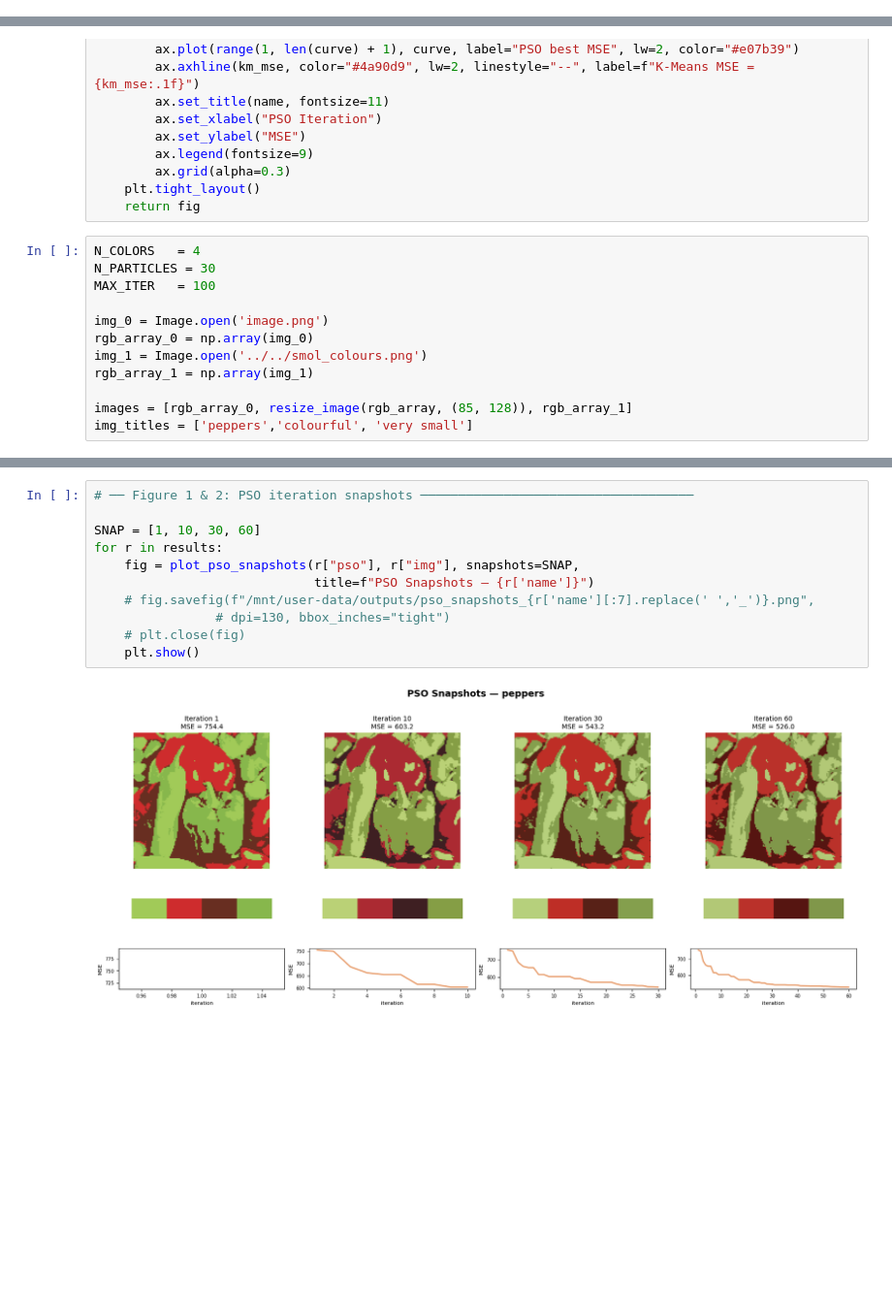
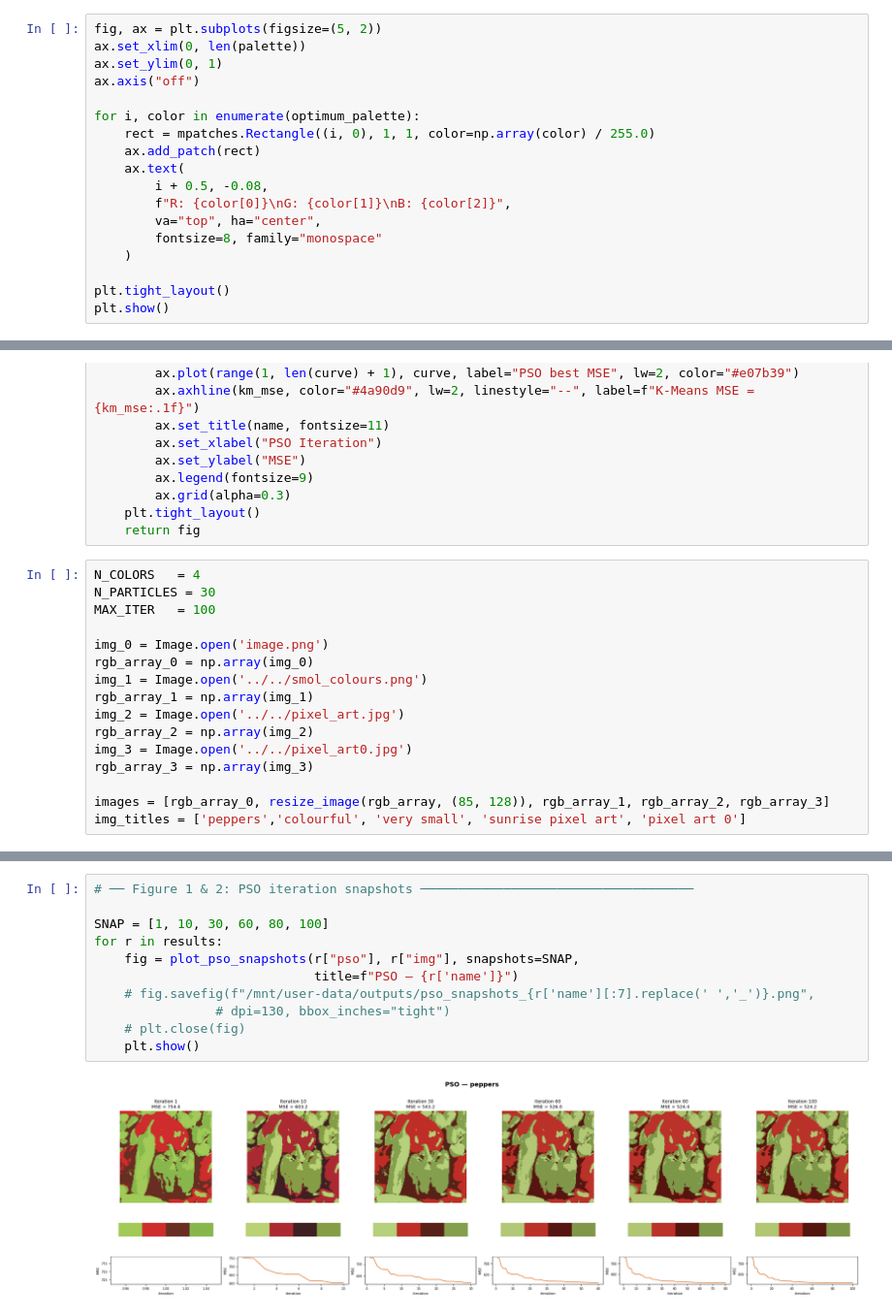
Before and after one commit to DavidMagaram/NaCo, a Jupyter notebook: Assignment3/si-exercises/exercise_pso/3_1.ipynb, the cells around one changed output, grey strips where cells are left out. Shown at 97% size. Drawn from its saved outputs; the diff is of its cells as text; blank space fills up the shorter version.

```diff
--- a/Assignment3/si-exercises/exercise_pso/3_1.ipynb
+++ b/Assignment3/si-exercises/exercise_pso/3_1.ipynb
@@ -56,3 +125,21 @@ print(optimum_palette)
  [ 13 169 188]
  [238  58 127]]
 [figure]
+# %%
+fig, ax = plt.subplots(figsize=(5, 2))
+ax.set_xlim(0, len(palette))
+ax.set_ylim(0, 1)
+ax.axis("off")
+
+for i, color in enumerate(optimum_palette):
+    rect = mpatches.Rectangle((i, 0), 1, 1, color=np.array(color) / 255.0)
+    ax.add_patch(rect)
+    ax.text(
+        i + 0.5, -0.08,
+        f"R: {color[0]}\nG: {color[1]}\nB: {color[2]}",
+        va="top", ha="center",
+        fontsize=8, family="monospace"
+    )
+
+plt.tight_layout()
+plt.show()
@@ -306,9 +395,13 @@ img_0 = Image.open('image.png')
 rgb_array_0 = np.array(img_0)
 img_1 = Image.open('../../smol_colours.png')
 rgb_array_1 = np.array(img_1)
+img_2 = Image.open('../../pixel_art.jpg')
+rgb_array_2 = np.array(img_2)
+img_3 = Image.open('../../pixel_art0.jpg')
+rgb_array_3 = np.array(img_3)
 
-images = [rgb_array_0, resize_image(rgb_array, (85, 128)), rgb_array_1]
-img_titles = ['peppers','colourful', 'very small']
+images = [rgb_array_0, resize_image(rgb_array, (85, 128)), rgb_array_1, rgb_array_2, rgb_array_3]
+img_titles = ['peppers','colourful', 'very small', 'sunrise pixel art', 'pixel art 0']
 # %%
 # ── run PSO & K-Means on both images ─────────────────────────────────────────
 
@@ -355,13 +448,13 @@ for name, img in zip(img_titles, images):
 # %%
 # ── Figure 1 & 2: PSO iteration snapshots ────────────────────────────────────
 
-SNAP = [1, 10, 30, 60]
+SNAP = [1, 10, 30, 60, 80, 100]
 for r in results:
     fig = plot_pso_snapshots(r["pso"], r["img"], snapshots=SNAP,
-                             title=f"PSO Snapshots — {r['name']}")
+                             title=f"PSO — {r['name']}")
     # fig.savefig(f"/mnt/user-data/outputs/pso_snapshots_{r['name'][:7].replace(' ','_')}.png",
                 # dpi=130, bbox_inches="tight")
     # plt.close(fig)
     plt.show()
 # %% [output]
-[figure, old version]
+[figure, new version]
```
Also changed, not shown: parts of 10 cells of this notebook, 6 other files.
